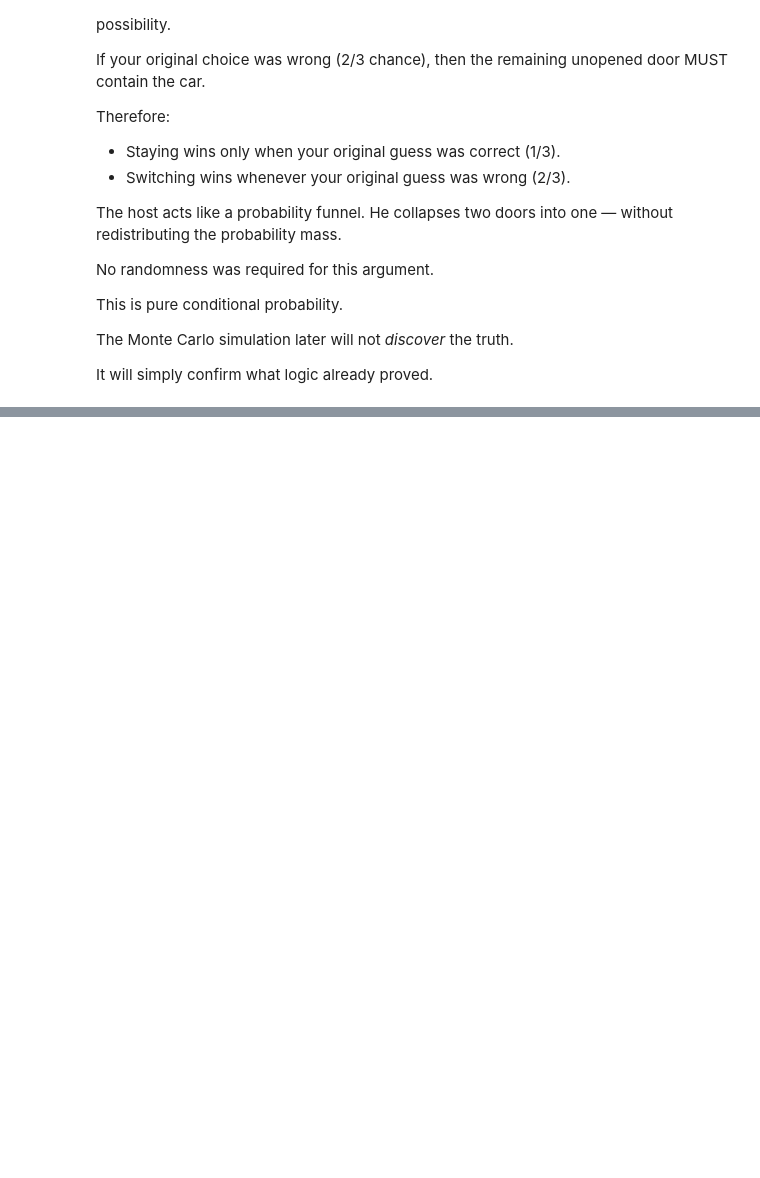
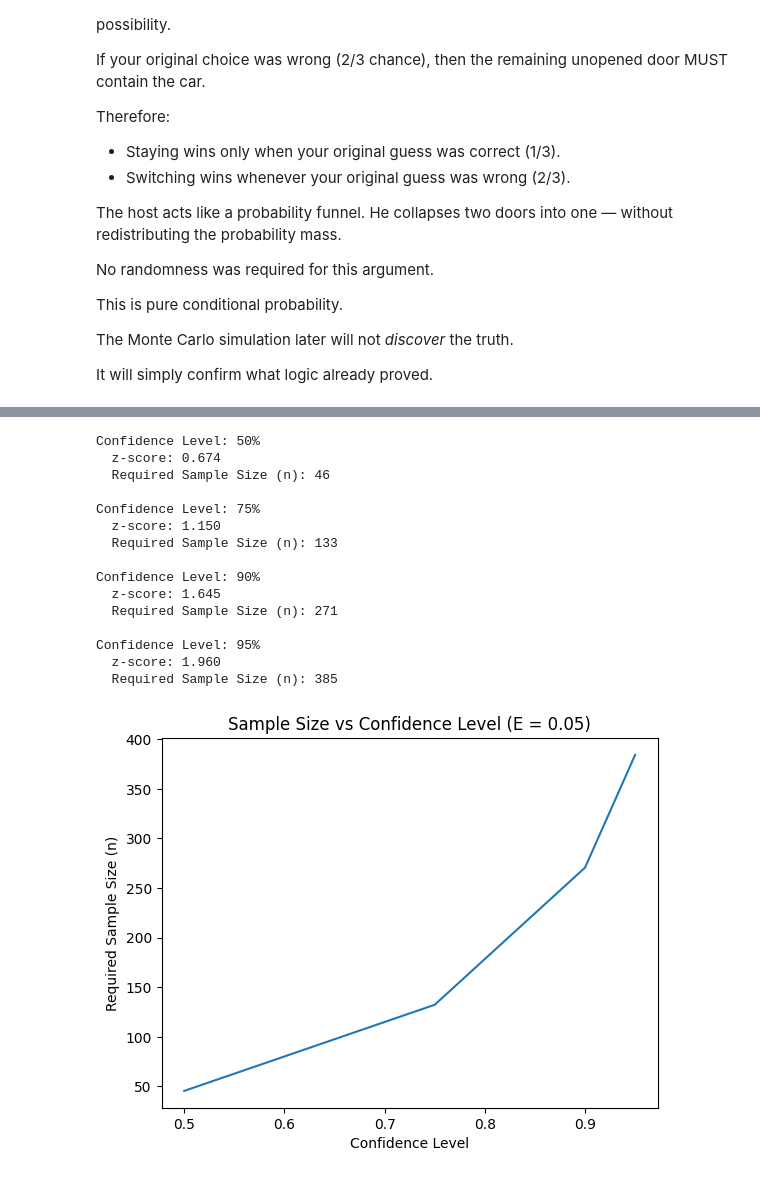
Before and after one commit to swosu/SwosuCsPythonExamples, a Jupyter notebook: Discrete_Structures/Ch07/monty_hall.ipynb, the cells around one changed output, grey strips where cells are left out. Saved outputs shown, nothing was run; the diff lists cells and outputs as text; code cells hidden in the pictures; blank space fills up the shorter version.

```diff
--- a/Discrete_Structures/Ch07/monty_hall.ipynb
+++ b/Discrete_Structures/Ch07/monty_hall.ipynb
@@ -280,0 +619,44 @@ It will simply confirm what logic already proved.
+# %%
+import numpy as np
+import matplotlib.pyplot as plt
+from scipy.stats import norm
+
+# Parameters
+p = 0.5
+E = 0.05
+
+confidence_levels = np.array([0.50, 0.75, 0.90, 0.95])
+z_scores = norm.ppf(1 - (1 - confidence_levels) / 2)
+
+required_n = (z_scores**2 * p * (1 - p)) / (E**2)
+
+for cl, z, n in zip(confidence_levels, z_scores, required_n):
+    print(f"Confidence Level: {cl:.0%}")
+    print(f"  z-score: {z:.3f}")
+    print(f"  Required Sample Size (n): {int(np.ceil(n))}")
+    print()
+
+# Plot
+plt.figure()
+plt.plot(confidence_levels, required_n)
+plt.xlabel("Confidence Level")
+plt.ylabel("Required Sample Size (n)")
+plt.title("Sample Size vs Confidence Level (E = 0.05)")
+plt.show()
+# %% [output]
+Confidence Level: 50%
+  z-score: 0.674
+  Required Sample Size (n): 46
+
+Confidence Level: 75%
+  z-score: 1.150
+  Required Sample Size (n): 133
+
+Confidence Level: 90%
+  z-score: 1.645
+  Required Sample Size (n): 271
+
+Confidence Level: 95%
+  z-score: 1.960
+  Required Sample Size (n): 385
+[figure, added]
```
Also changed, not shown: parts of 6 cells of this notebook.
